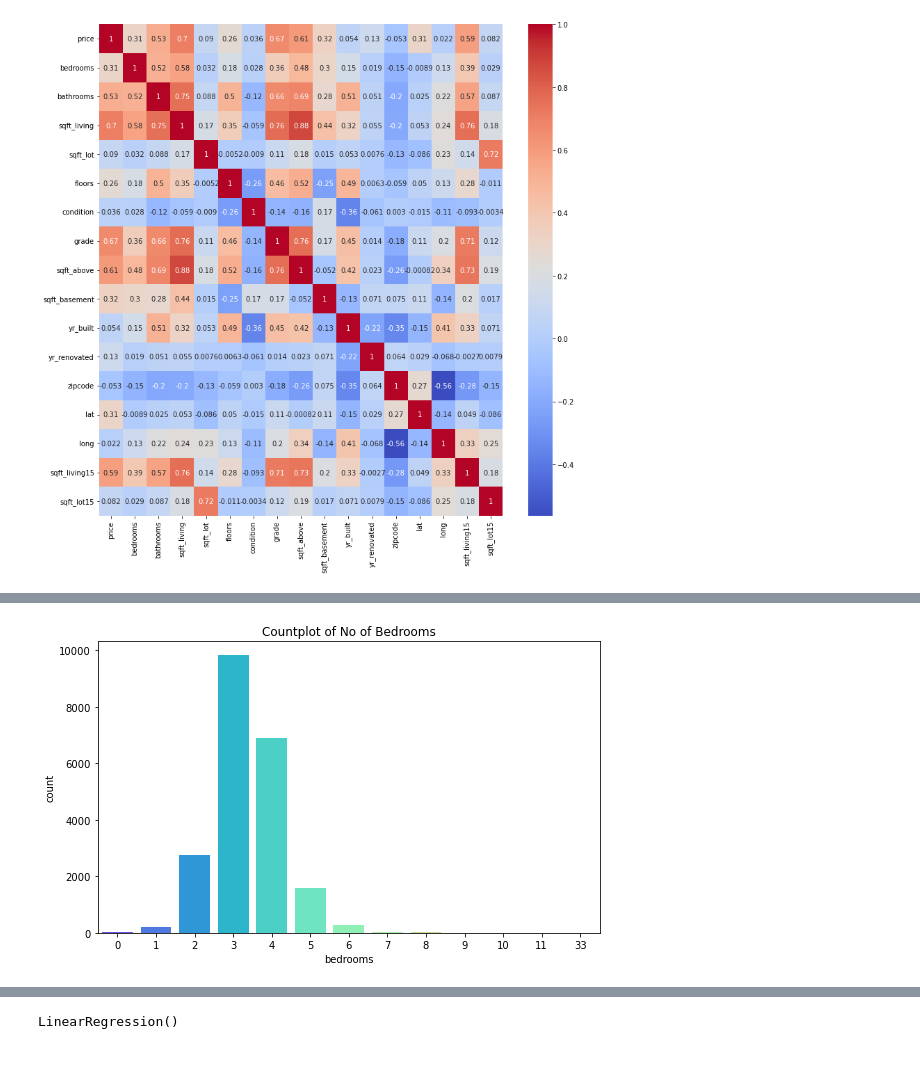
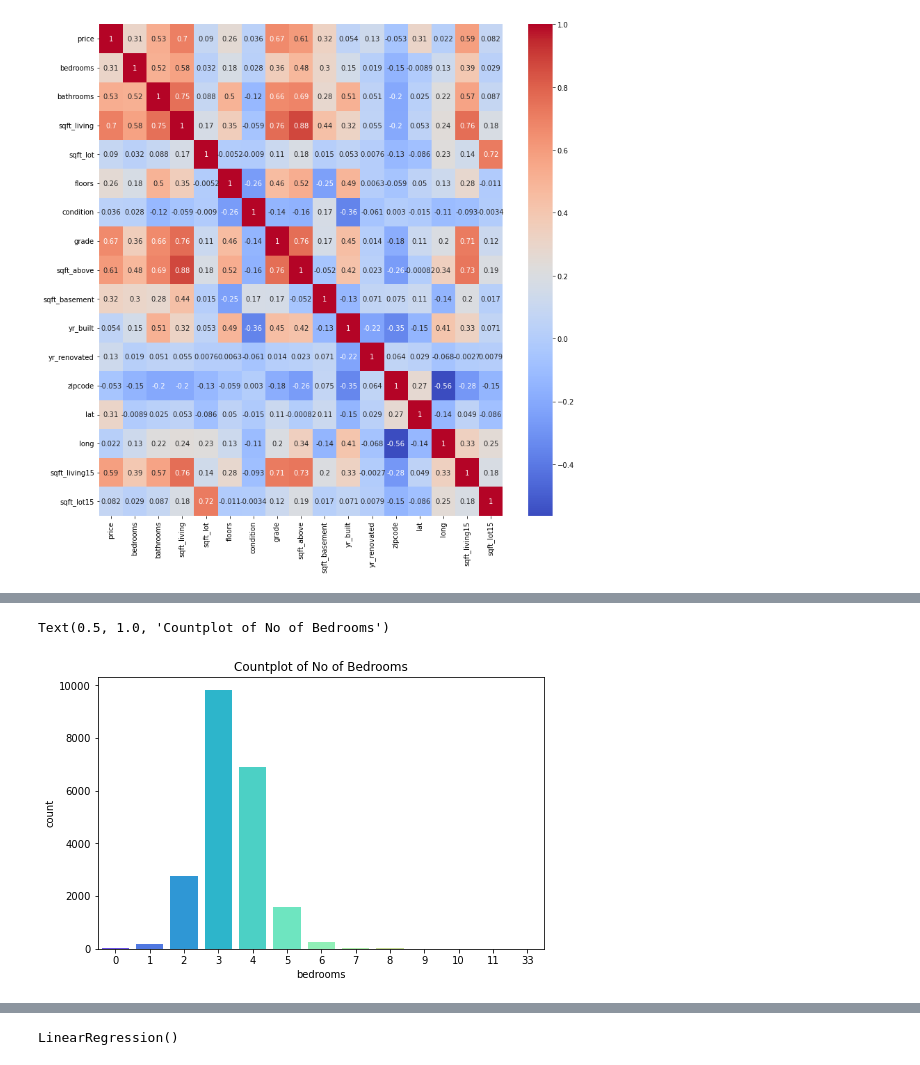
Before and after one commit to aaneloy/DATA2010-Fall2021-Lab, a Jupyter notebook: House_Price_Prediction.ipynb, the cells around one changed output, grey strips where cells are left out. Saved outputs shown, nothing was run; the diff lists cells and outputs as text; code cells hidden in the pictures.

```diff
--- a/House_Price_Prediction.ipynb
+++ b/House_Price_Prediction.ipynb
@@ -36,6 +40,6 @@ Index(['date', 'price', 'bedrooms', 'bathrooms', 'sqft_living', 'sqft_lot',
 # %%
 url = 'https://raw.githubusercontent.com/aaneloy/DATA2010-Fall2021-Lab/main/Dataset/house_data.csv'
 
-house_data = pd.read_csv(url, index_col=0, parse_dates=[0])
+house_data = pd.read_csv(url, header=0)
 house_data
 # %% [output]
@@ -104,7 +111,7 @@ sqft_living15    0
 sqft_lot15       0
 dtype: int64
 # %%
-house_data = house_data.drop(['waterfront', 'view'], axis= 1)
+house_data = house_data.drop(['id','waterfront', 'view','date'], axis= 1)
 # %%
 house_data
 # %% [output]
@@ -157,12 +167,14 @@ house_data['price'].iplot(kind = 'hist')
 [interactive output not drawn]
 # %%
 plt.figure(figsize = (8,5))
+
 sns.countplot(data = house_data, x = 'bedrooms', palette = 'rainbow')
 plt.title("Countplot of No of Bedrooms")
-plt.tight_layout()
 
-plt.savefig("countplot")
+#plt.tight_layout()
+#plt.savefig("countplot")
 # %% [output]
+Text(0.5, 1.0, 'Countplot of No of Bedrooms')
-[figure, old version]
+[figure, new version]
 # %%
 sns.barplot(x = 'condition', y = 'price', data = house_data)
```
Also changed, not shown: parts of 73 cells of this notebook, 1 other file.
